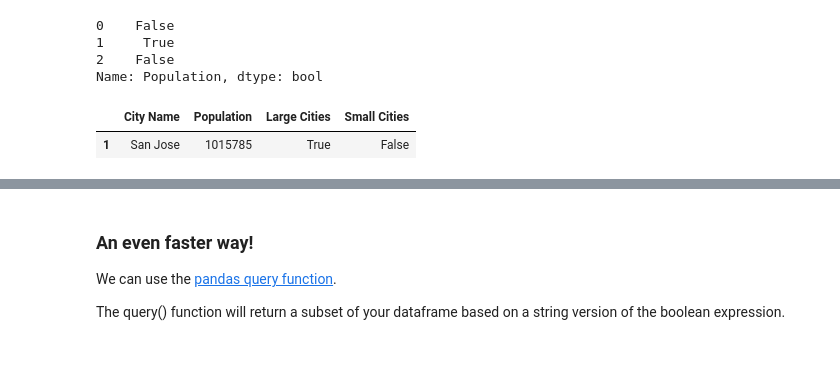
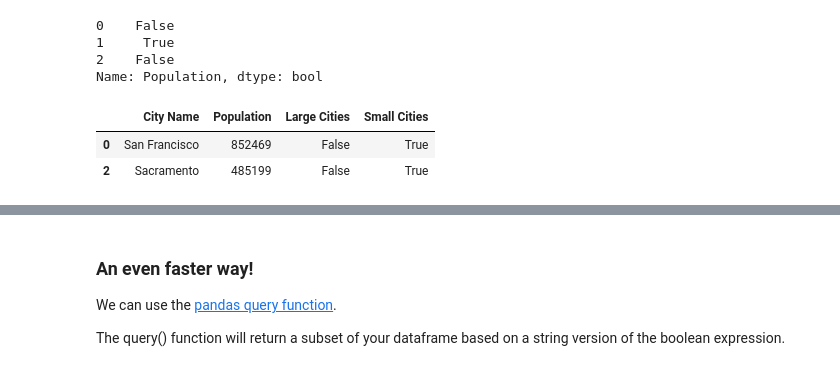
Before and after one commit to MUSA-550-Fall-2020/week-1, a Jupyter notebook: lecture-1B.ipynb, the cells around one changed output, grey strips where cells are left out. Cells and saved outputs as stored; diff of their text form; code cells hidden in the pictures.

```diff
--- a/lecture-1B.ipynb
+++ b/lecture-1B.ipynb
@@ -178,7 +180,8 @@ cities_df['Population'] > 1e6
 Name: Population, dtype: bool
 # %%
 # this is equivalent to doing
-cities_df.loc[cities_df['Population'] > 1e6]
+cities_df.loc[(cities_df['Population'] < 1e6)]
 # %% [output]
 |  | City Name | Population | Large Cities | Small Cities |
-| 1 | San Jose | 1015785 | True | False |
+| 0 | San Francisco | 852469 | False | True |
+| 2 | Sacramento | 485199 | False | True |
```
Also changed, not shown: parts of 42 cells of this notebook.
